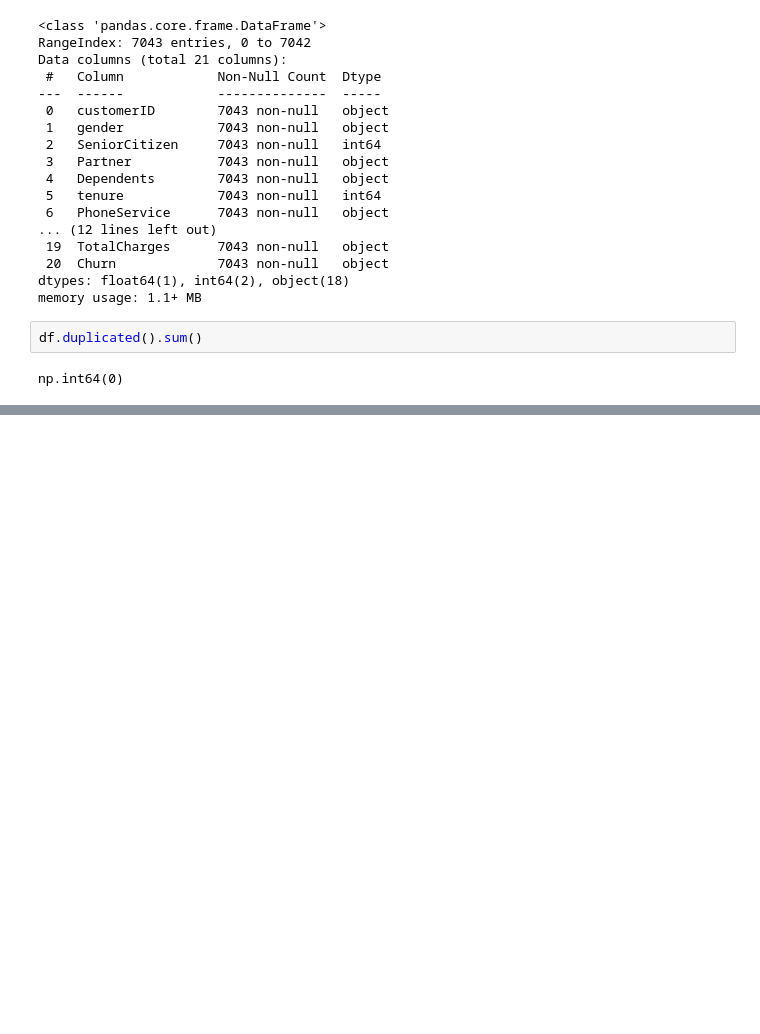
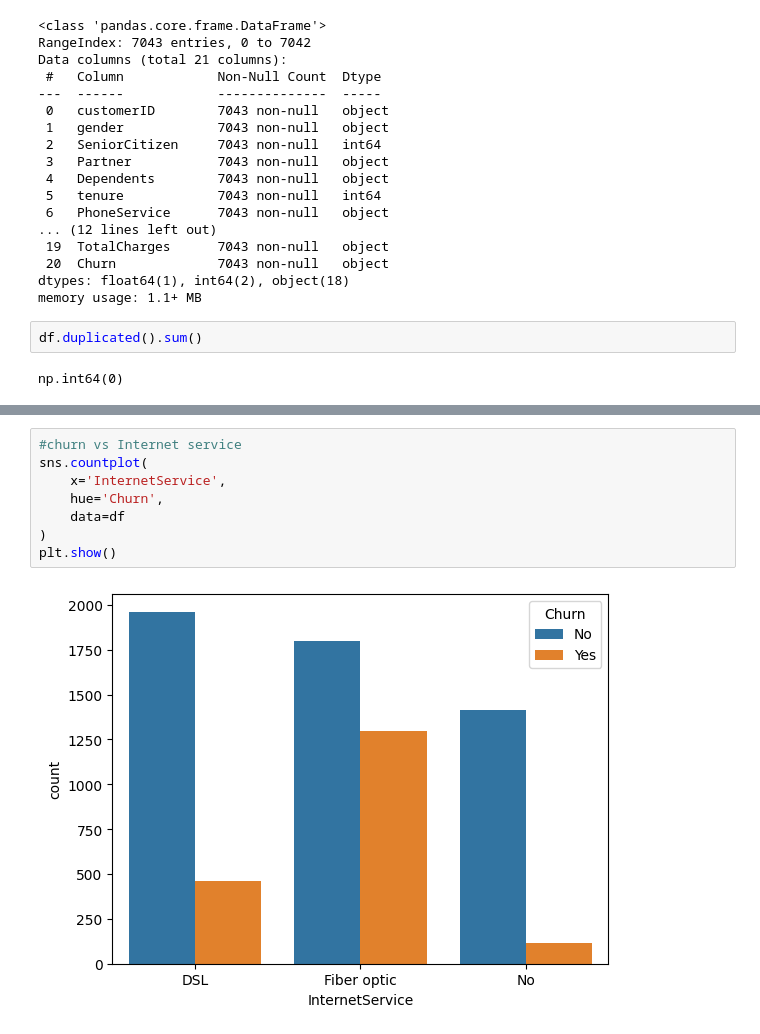
Before and after one commit to Kunalthakur01/Telco-Customer-Churn, a Jupyter notebook: customer-churn-prediction.ipynb, the cells around one changed output, grey strips where cells are left out. Cells and saved outputs as stored; diff of their text form; blank space fills up the shorter version.

```diff
--- a/customer-churn-prediction.ipynb
+++ b/customer-churn-prediction.ipynb
@@ -178,0 +188,10 @@ plt.show()
+# %%
+#churn vs Internet service
+sns.countplot(
+    x='InternetService',
+    hue='Churn',
+    data=df
+)
+plt.show()
+# %% [output]
+[figure, added]
```
Also changed, not shown: parts of 68 cells of this notebook.
